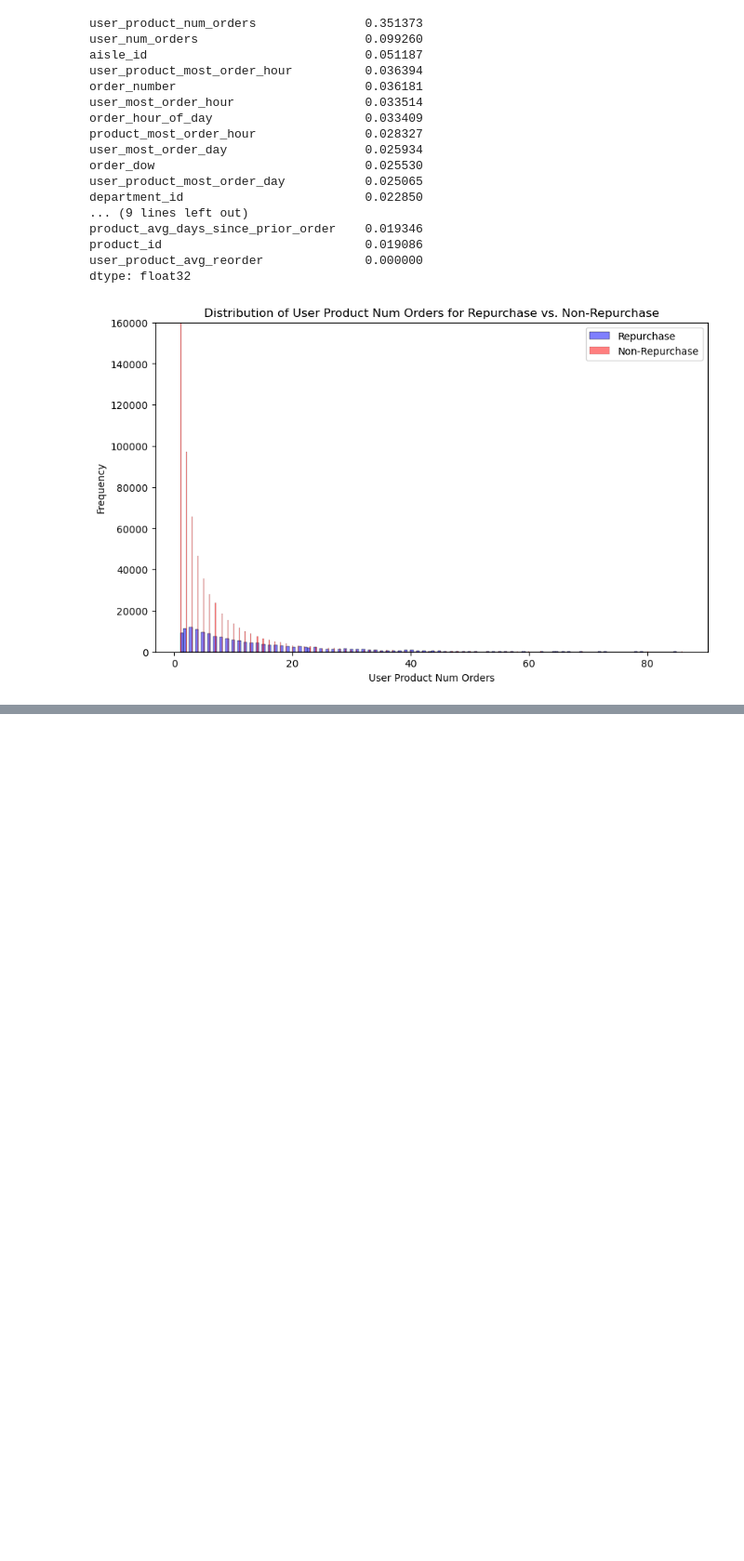
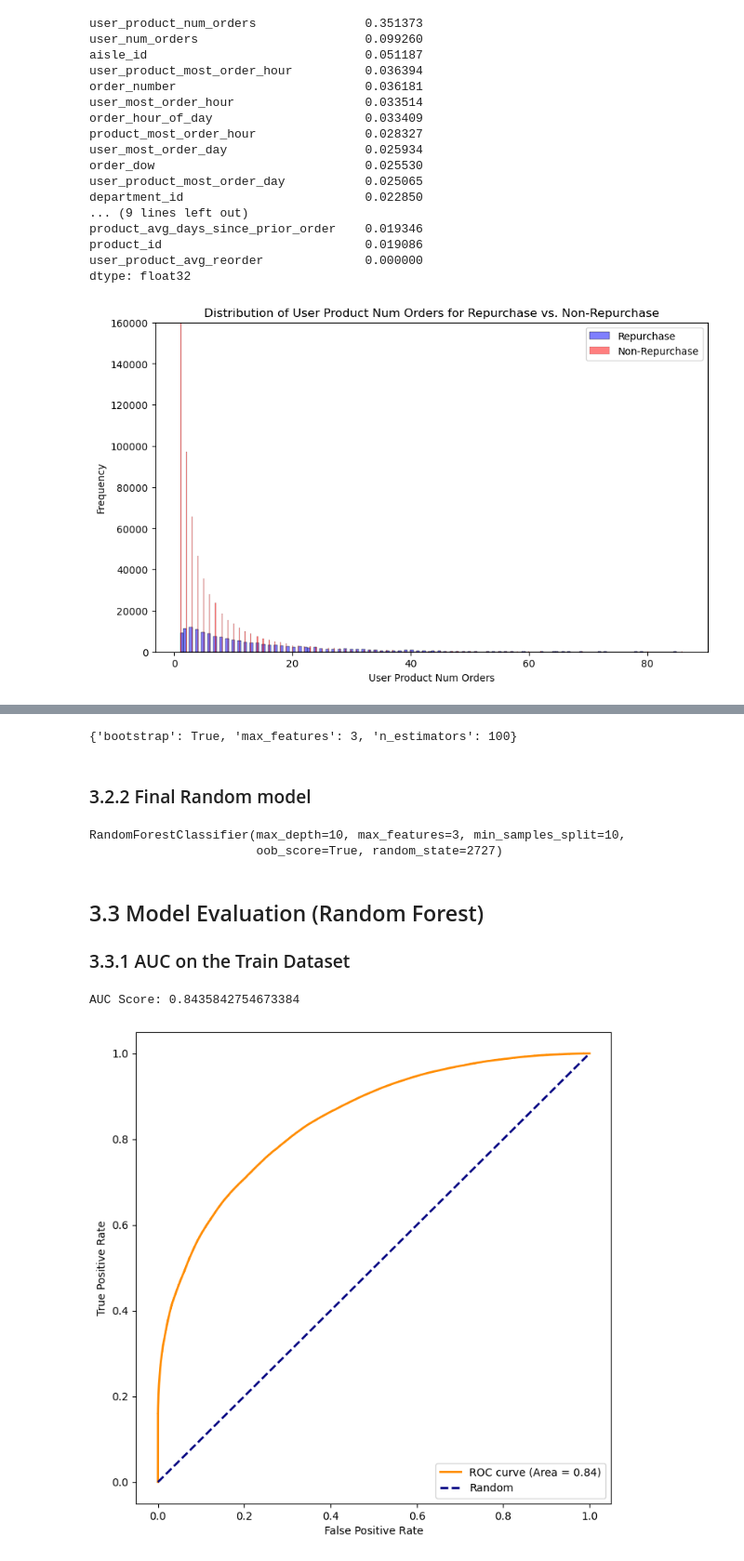
Before and after one commit to lulululuD/eCommerce-Project, a Jupyter notebook: Part 3 - Data Preprocessing + Modeling .ipynb, the cells around one changed output, grey strips where cells are left out. Shown at 93% size. Saved outputs shown, nothing was run; the diff lists cells and outputs as text; code cells hidden in the pictures; blank space fills up the shorter version.

```diff
--- a/Part 3 - Data Preprocessing + Modeling .ipynb
+++ b/Part 3 - Data Preprocessing + Modeling .ipynb
@@ -53,0 +77,4 @@ model_data_department_product.to_csv(r'C:\Users\shenl\OneDrive\Documents\eCommer
+# %%
+model_data.info() # model_data is for xgboost model
+model_data_r = model_data.drop(columns=['department']) # model_data_r is for random forest model
+model_data_r.info()
@@ -556,0 +475,8 @@ group by order_number
+# %%
+# fill in null for random forest dataset
+
+# days_since_prior_order & product_avg_days_since_prior_order - fill null with 0
+model_data_r['days_since_prior_order'].fillna(0, inplace=True)
+model_data_r['product_avg_days_since_prior_order'].fillna(0, inplace=True)
+
+# if I one-hot encode 'department', I will create too many new columns due to 21 unique levels. Therefore I did not incluce this variable for random forest model.
@@ -556,0 +506,62 @@ group by order_number
+# %%
+from sklearn.model_selection import GridSearchCV
+
+#tuning parameters
+param_grid = {
+    "bootstrap": [True],
+    "max_features": [3,4,5],
+    "n_estimators": [100,200,300]}
+
+#fit model with grid search
+rf = RandomForestClassifier(random_state = 2727)
+grid_search = GridSearchCV(estimator = rf, param_grid = param_grid)
+grid_search.fit(X_train_r, Y_train_r)
+
+#find best parameters
+grid_search.best_params_
+# {'bootstrap': True, 'max_features': 3, 'n_estimators': 100}
+# %% [output]
+{'bootstrap': True, 'max_features': 3, 'n_estimators': 100}
+# %% [markdown]
+### 3.2.2 Final Random model
+# %%
+from sklearn.ensemble import RandomForestClassifier
+rf = RandomForestClassifier(n_estimators = 100,
+                            max_features=3,
+                            random_state = 2727,
+                            oob_score = True,
+                            max_depth = 10,
+                            min_samples_split = 10)
+
+rf.fit(X_train_r, Y_train_r)
+# %% [output]
+RandomForestClassifier(max_depth=10, max_features=3, min_samples_split=10,
+                       oob_score=True, random_state=2727)
+# %% [markdown]
+## 3.3 Model Evaluation (Random Forest)
+
+### 3.3.1 AUC on the Train Dataset
+# %%
+from sklearn.metrics import roc_curve, auc
+y_train_pred_proba_rf = rf.predict_proba(X_train_r)[:, 1]
+
+# Calculate the AUC score
+fpr, tpr, thresholds = roc_curve(Y_train_r, y_train_pred_proba_rf)
+
+# Calculate the AUC
+roc_auc = auc(fpr, tpr)
+# this does not seem right
+print("AUC Score:", roc_auc) # 0.84
+# %% [output]
+AUC Score: 0.8435842754673384
+# %%
+plt.figure(figsize=(8, 8))
+plt.plot(fpr, tpr, color='darkorange', lw=2, label=f'ROC curve (Area = {roc_auc:.2f})')
+plt.plot([0, 1], [0, 1], color='navy', lw=2, linestyle='--', label='Random')
+plt.xlabel('False Positive Rate')
+plt.ylabel('True Positive Rate')
+#plt.title('Receiver Operating Characteristic (ROC) Curve')
+plt.legend(loc='lower right')
+plt.show()
+# %% [output]
+[figure, added]
```
Also changed, not shown: parts of 56 cells of this notebook.
